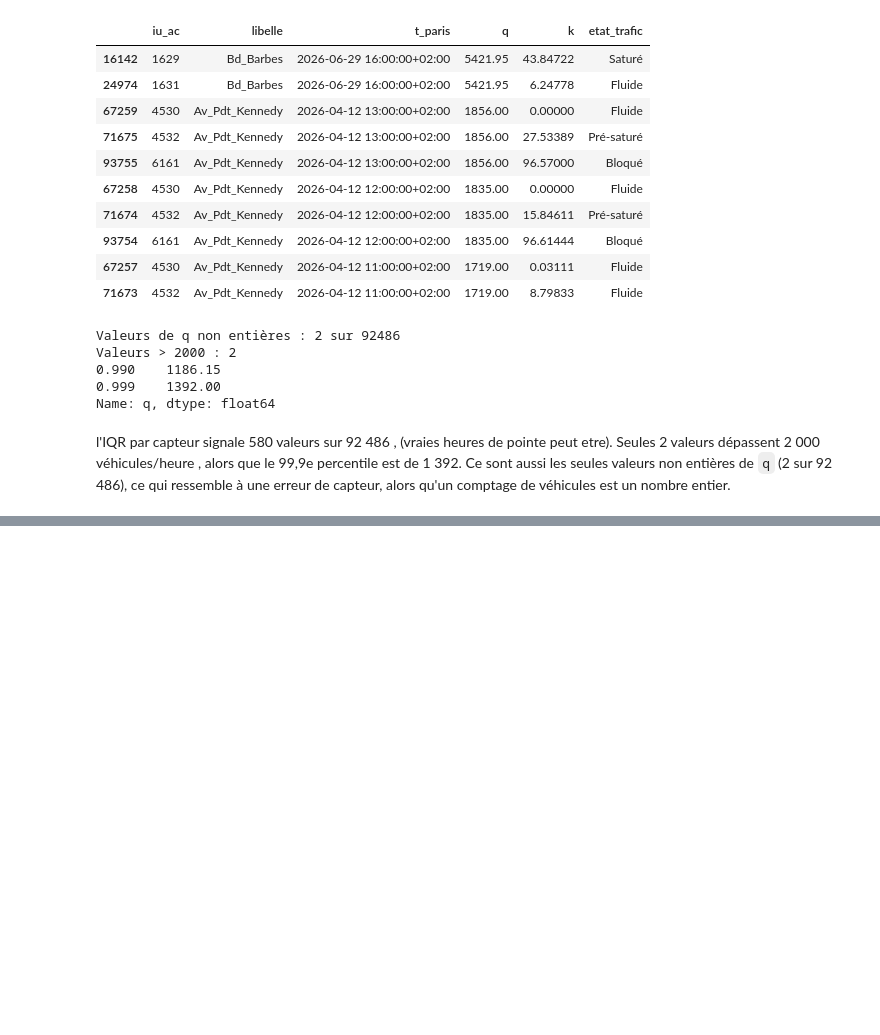
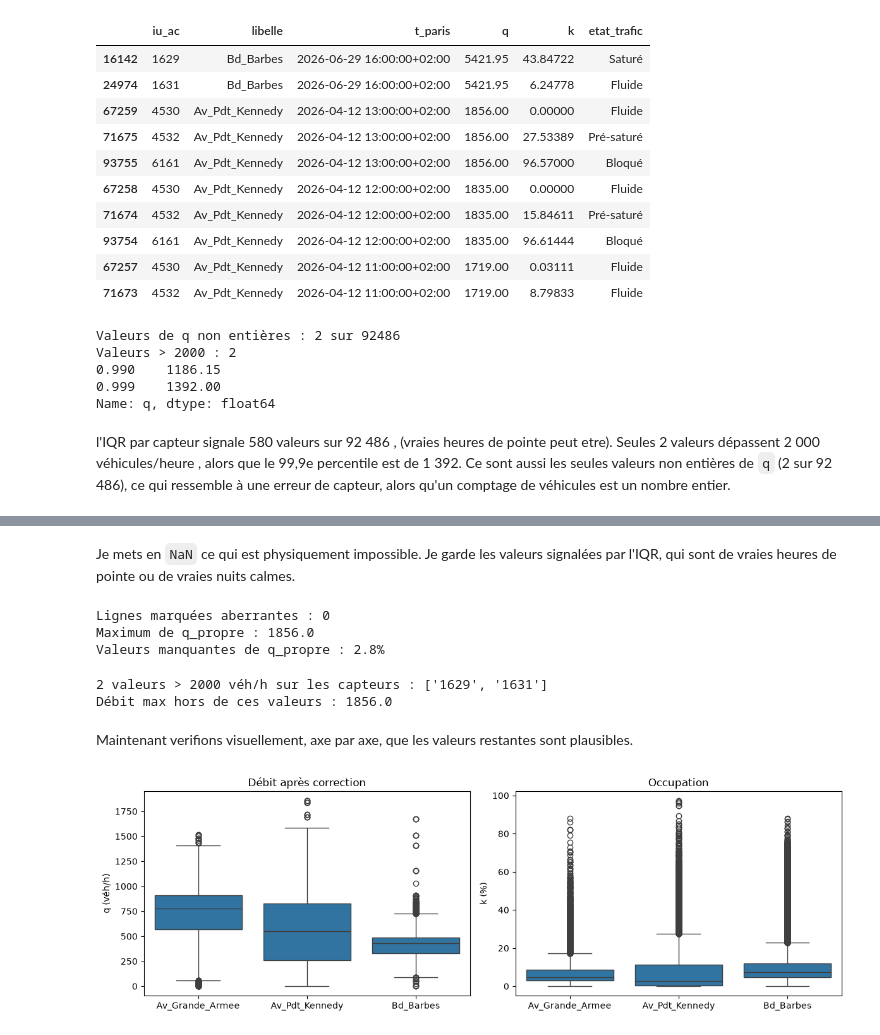
Before and after one commit to soso1594/analyse-trafic-paris, a Jupyter notebook: 03_transformation.ipynb, the cells around one changed output, grey strips where cells are left out. Drawn from its saved outputs; the diff is of its cells as text; code cells hidden in the pictures; blank space fills up the shorter version.

```diff
--- a/03_transformation.ipynb
+++ b/03_transformation.ipynb
@@ -123,0 +205,35 @@ l'IQR par capteur signale 580 valeurs sur 92 486 , (vraies heures de pointe peut
+# %% [markdown]
+Je mets en `NaN` ce qui est physiquement impossible. Je garde les valeurs signalées par l'IQR, qui sont de vraies heures de pointe ou de vraies nuits calmes.
+# %%
+df["q_aberrant"] = df["q_impute"] > 2000
+df["q_propre"] = df["q_impute"].mask(df["q_aberrant"])   # q après interpolation (M2), sans les aberrations
+
+print("Lignes marquées aberrantes :", df["q_aberrant"].sum())
+print("Maximum de q_propre :", df["q_propre"].max())
+print("Valeurs manquantes de q_propre :", f"{df['q_propre'].isna().mean():.1%}")
+# %% [output]
+Lignes marquées aberrantes : 0
+Maximum de q_propre : 1856.0
+Valeurs manquantes de q_propre : 2.8%
+# %%
+impossible = df["q"] > 2000
+print(impossible.sum(), "valeurs > 2000 véh/h sur les capteurs :", df.loc[impossible, "iu_ac"].unique().tolist())
+print("Débit max hors de ces valeurs :", df.loc[~impossible, "q"].max())
+df.loc[impossible, ["q", "q_impute"]] = float("nan")
+# %% [output]
+2 valeurs > 2000 véh/h sur les capteurs : ['1629', '1631']
+Débit max hors de ces valeurs : 1856.0
+# %% [markdown]
+Maintenant verifions visuellement, axe par axe, que les valeurs restantes sont plausibles.
+# %%
+import seaborn as sns
+
+fig, axes = plt.subplots(1, 2, figsize=(12, 4))
+sns.boxplot(data=df, x="libelle", y="q", ax=axes[0])
+axes[0].set(title="Débit après correction", xlabel="", ylabel="q (véh/h)")
+sns.boxplot(data=df, x="libelle", y="k", ax=axes[1])
+axes[1].set(title="Occupation", xlabel="", ylabel="k (%)")
+plt.tight_layout()
+plt.show()
+# %% [output]
+[figure, added]
```
Also changed, not shown: parts of 18 cells of this notebook.
